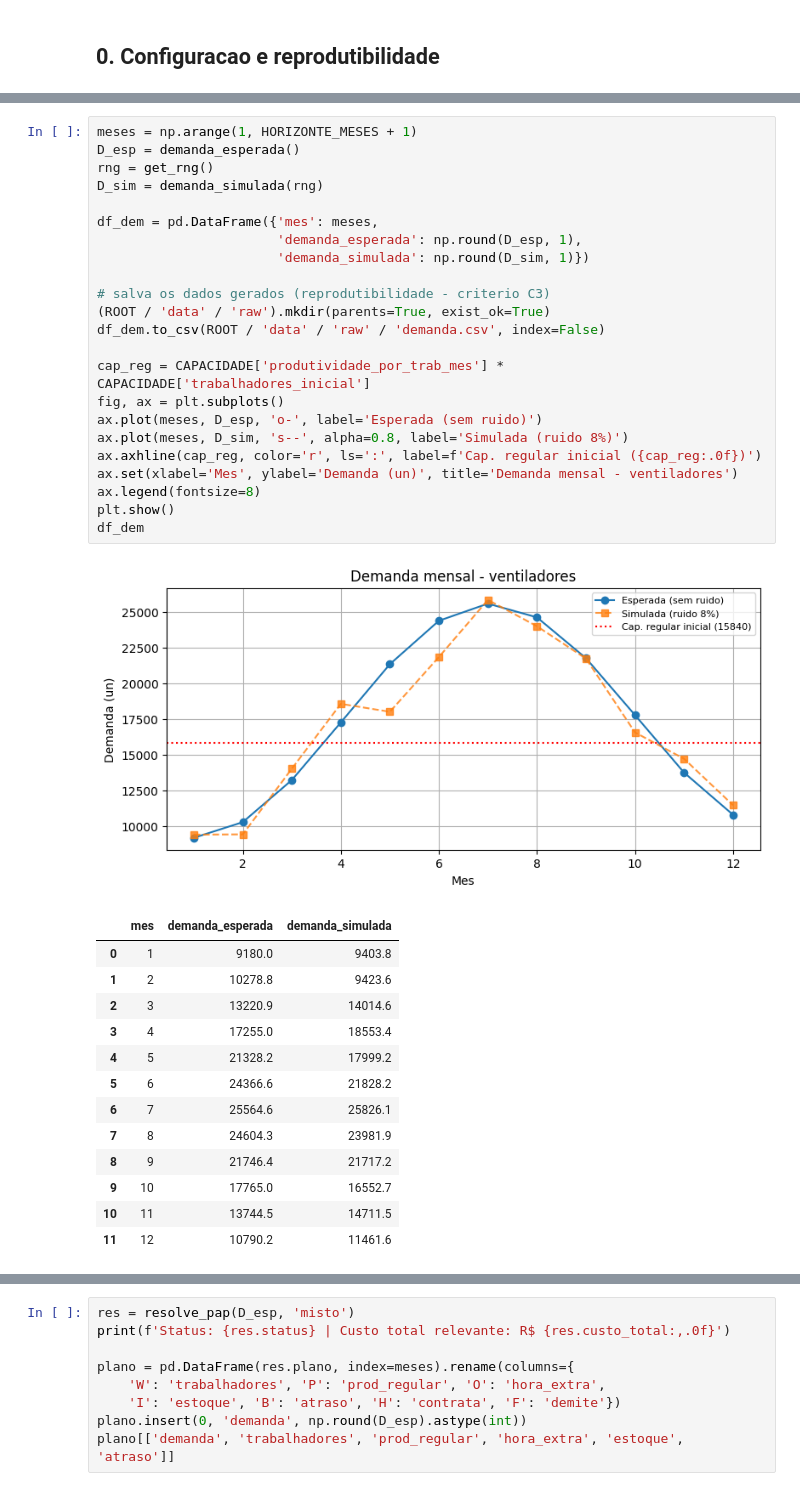
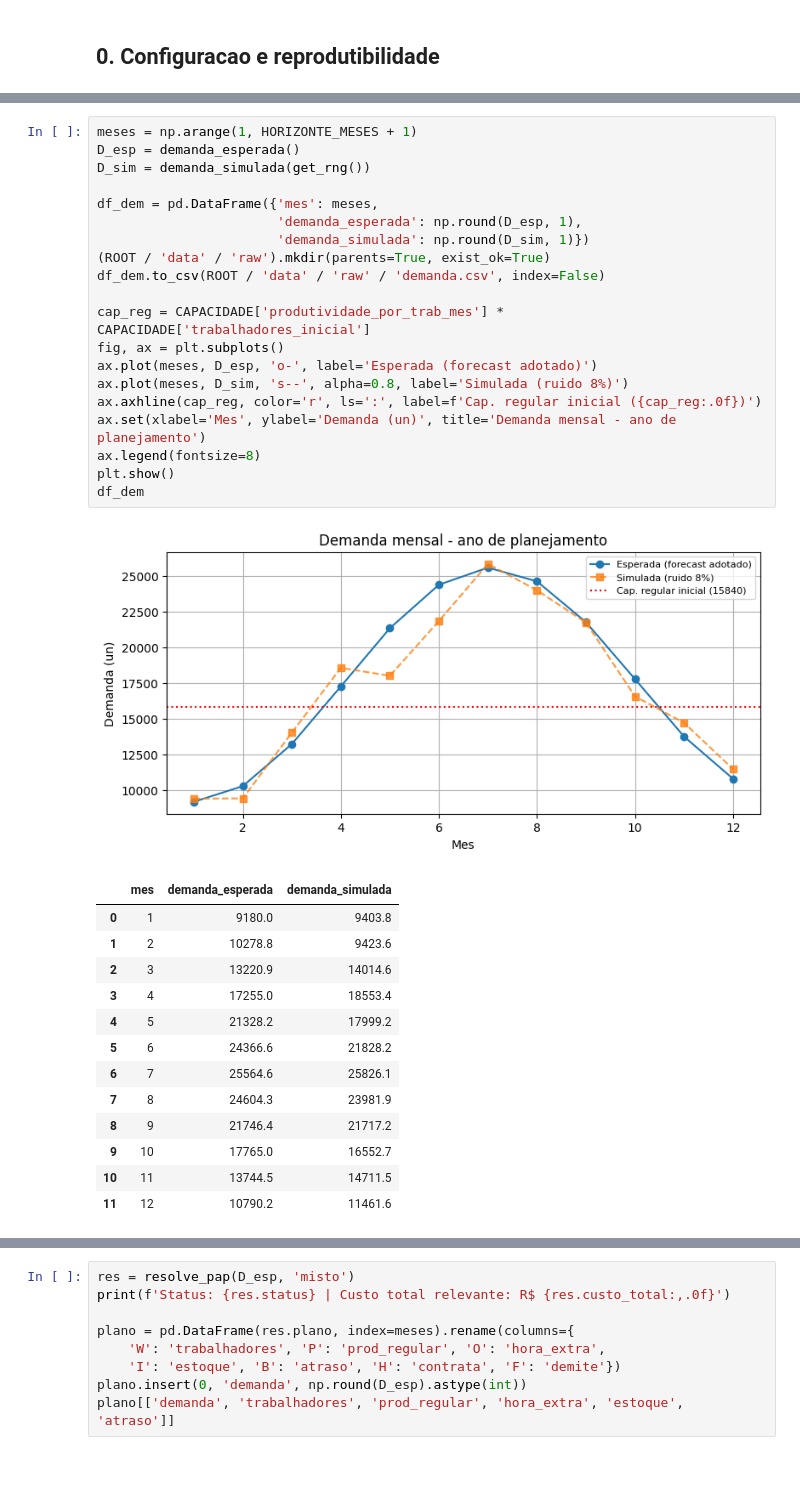
Before and after one commit to tiagondim-cpu/projeto-final-pcp, a Jupyter notebook: notebooks/projeto_pcp.ipynb, the cells around one changed output, grey strips where cells are left out. Saved outputs shown, nothing was run; the diff lists cells and outputs as text.

```diff
--- a/notebooks/projeto_pcp.ipynb
+++ b/notebooks/projeto_pcp.ipynb
@@ -47,28 +52,25 @@ ruido multiplicativo Normal (CV = 8%), reprodutivel pela semente.
 # %%
 meses = np.arange(1, HORIZONTE_MESES + 1)
 D_esp = demanda_esperada()
-rng = get_rng()
-D_sim = demanda_simulada(rng)
+D_sim = demanda_simulada(get_rng())
 
 df_dem = pd.DataFrame({'mes': meses,
                        'demanda_esperada': np.round(D_esp, 1),
                        'demanda_simulada': np.round(D_sim, 1)})
-
-# salva os dados gerados (reprodutibilidade - criterio C3)
 (ROOT / 'data' / 'raw').mkdir(parents=True, exist_ok=True)
 df_dem.to_csv(ROOT / 'data' / 'raw' / 'demanda.csv', index=False)
 
 cap_reg = CAPACIDADE['produtividade_por_trab_mes'] * CAPACIDADE['trabalhadores_inicial']
 fig, ax = plt.subplots()
-ax.plot(meses, D_esp, 'o-', label='Esperada (sem ruido)')
+ax.plot(meses, D_esp, 'o-', label='Esperada (forecast adotado)')
 ax.plot(meses, D_sim, 's--', alpha=0.8, label='Simulada (ruido 8%)')
 ax.axhline(cap_reg, color='r', ls=':', label=f'Cap. regular inicial ({cap_reg:.0f})')
-ax.set(xlabel='Mes', ylabel='Demanda (un)', title='Demanda mensal - ventiladores')
+ax.set(xlabel='Mes', ylabel='Demanda (un)', title='Demanda mensal - ano de planejamento')
 ax.legend(fontsize=8)
 plt.show()
 df_dem
 # %% [output]
-[figure, old version]
+[figure, new version]
 |  | mes | demanda_esperada | demanda_simulada |
 | 0 | 1 | 9180.0 | 9403.8 |
 | 1 | 2 | 10278.8 | 9423.6 |
```
Also changed, not shown: parts of 18 cells of this notebook, 2 other files.
